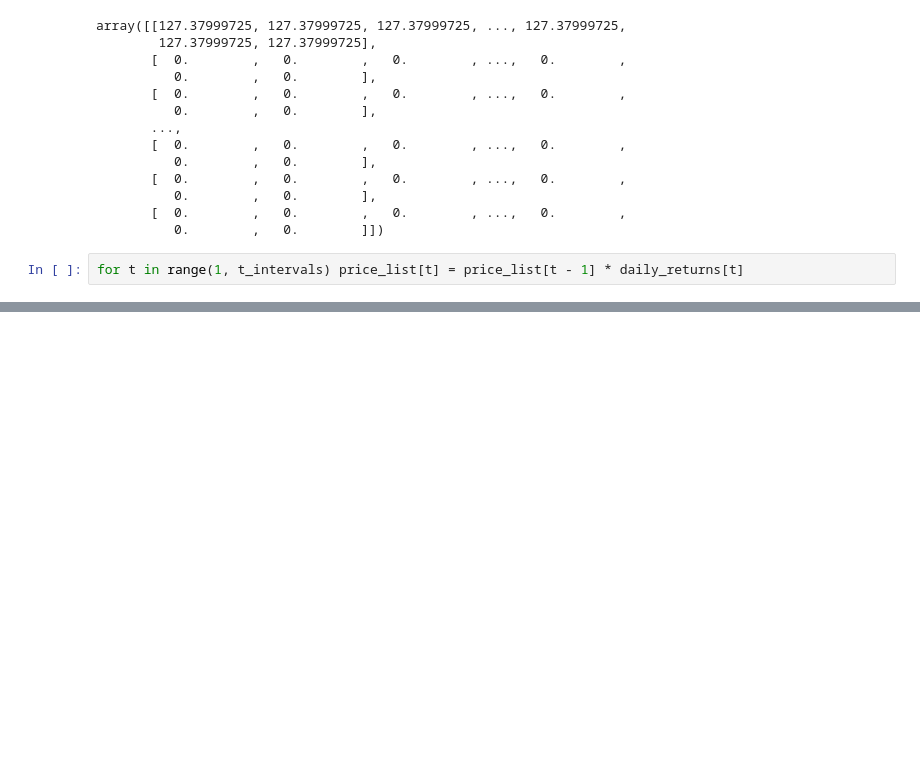
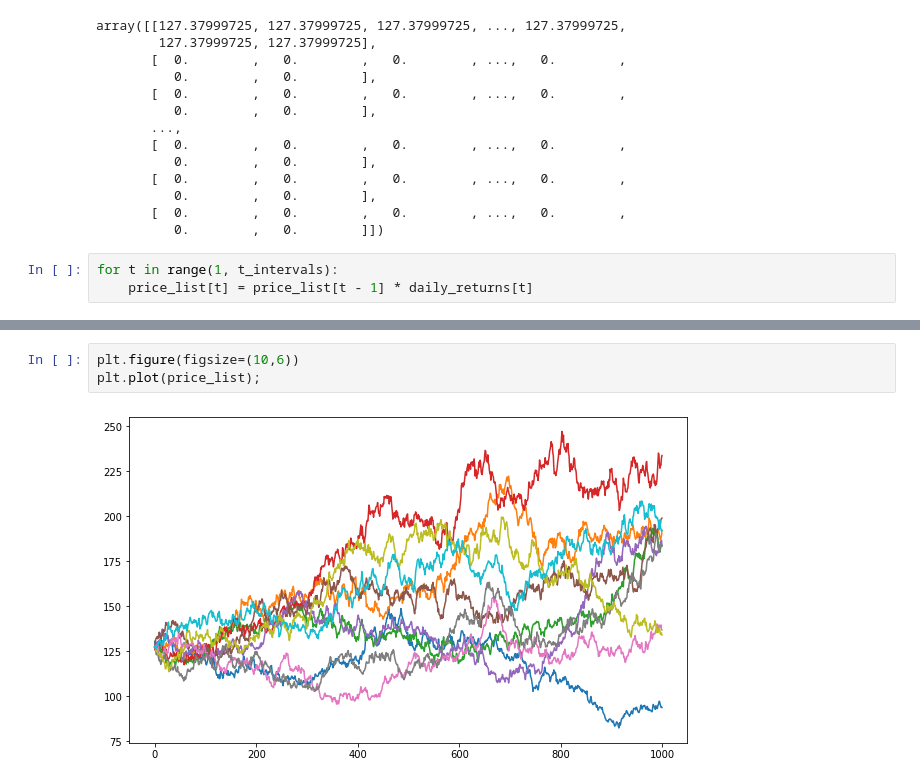
Before and after one commit to DimiGod/Python_MonteCarloSimulations, a Jupyter notebook: Monte Carlo- Forecasting Stock Prices.ipynb, the cells around one changed output, grey strips where cells are left out. Drawn from its saved outputs; the diff is of its cells as text; blank space fills up the shorter version.

```diff
--- a/Monte Carlo- Forecasting Stock Prices.ipynb
+++ b/Monte Carlo- Forecasting Stock Prices.ipynb
@@ -172,4 +172,5 @@ array([[127.37999725, 127.37999725, 127.37999725, ..., 127.37999725,
        [  0.        ,   0.        ,   0.        , ...,   0.        ,
           0.        ,   0.        ]])
 # %%
-for t in range(1, t_intervals) price_list[t] = price_list[t - 1] * daily_returns[t]
+for t in range(1, t_intervals):
+    price_list[t] = price_list[t - 1] * daily_returns[t]
@@ -177,0 +193,5 @@ SyntaxError: invalid syntax (<ipython-input-29-8fee3f776a72>, line 1)
+# %%
+plt.figure(figsize=(10,6))
+plt.plot(price_list);
+# %% [output]
+[figure, added]
```
Also changed, not shown: parts of 2 cells of this notebook.
